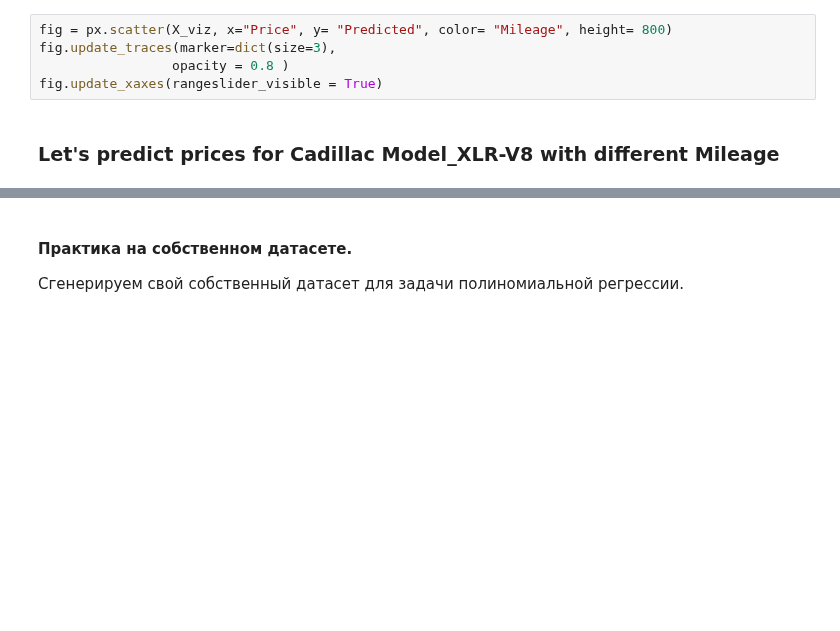
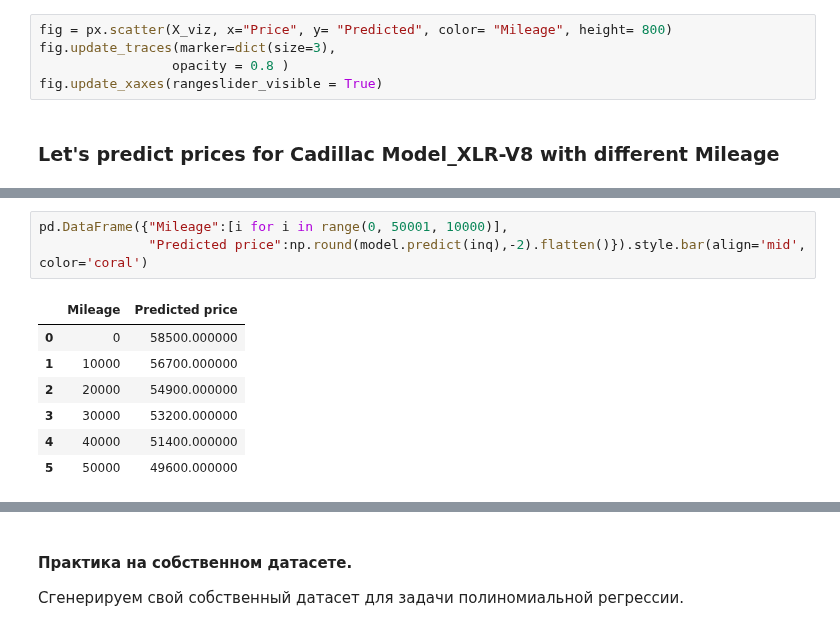
Before and after one commit to IgorBeHolder/Netology, a Jupyter notebook: ML_linear_polynomial_regression.ipynb, the cells around one changed output, grey strips where cells are left out. Saved outputs shown, nothing was run; the diff lists cells and outputs as text; blank space fills up the shorter version.

```diff
--- a/ML_linear_polynomial_regression.ipynb
+++ b/ML_linear_polynomial_regression.ipynb
@@ -353,3 +354,14 @@ array([[58488.72594272],
+# %%
+pd.DataFrame({"Mileage":[i for i in range(0, 50001, 10000)],
+              "Predicted price":np.round(model.predict(inq),-2).flatten()}).style.bar(align='mid', color='coral')
+# %% [output]
+|  | Mileage | Predicted price |
+| 0 | 0 | 58500.000000 |
+| 1 | 10000 | 56700.000000 |
+| 2 | 20000 | 54900.000000 |
+| 3 | 30000 | 53200.000000 |
+| 4 | 40000 | 51400.000000 |
+| 5 | 50000 | 49600.000000 |
 # %% [markdown]
 ### Полиномиальная регрессия
 <p id="4">Не всегда данные могут быть описаны (достаточно эффективно) линейной моделью. В некоторых задачах часто строятся полиномиальные модели. Здесь появляется дополнительный гиперпараметр - максимальная степень, в  которой могут находится параметры для описанния данных. Хороший пример как работает полиномиальная и линейная регрессия на нелинейных данных.</p>
```
Also changed, not shown: parts of 7 cells of this notebook, 1 other file.
